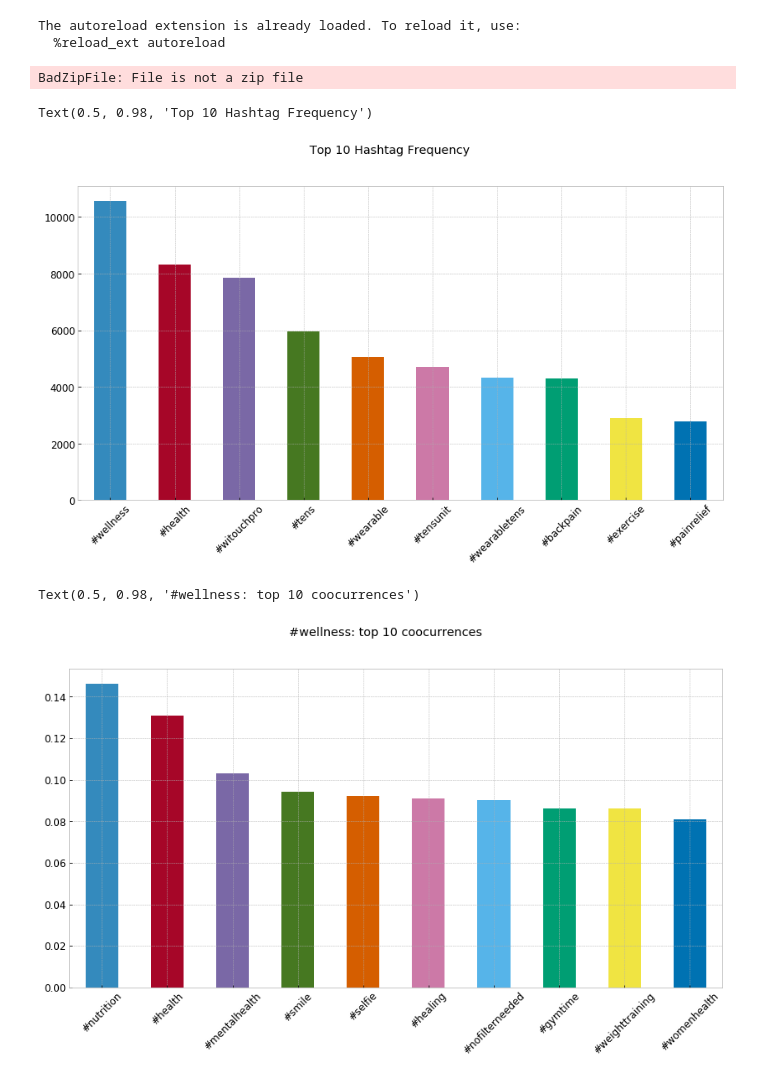
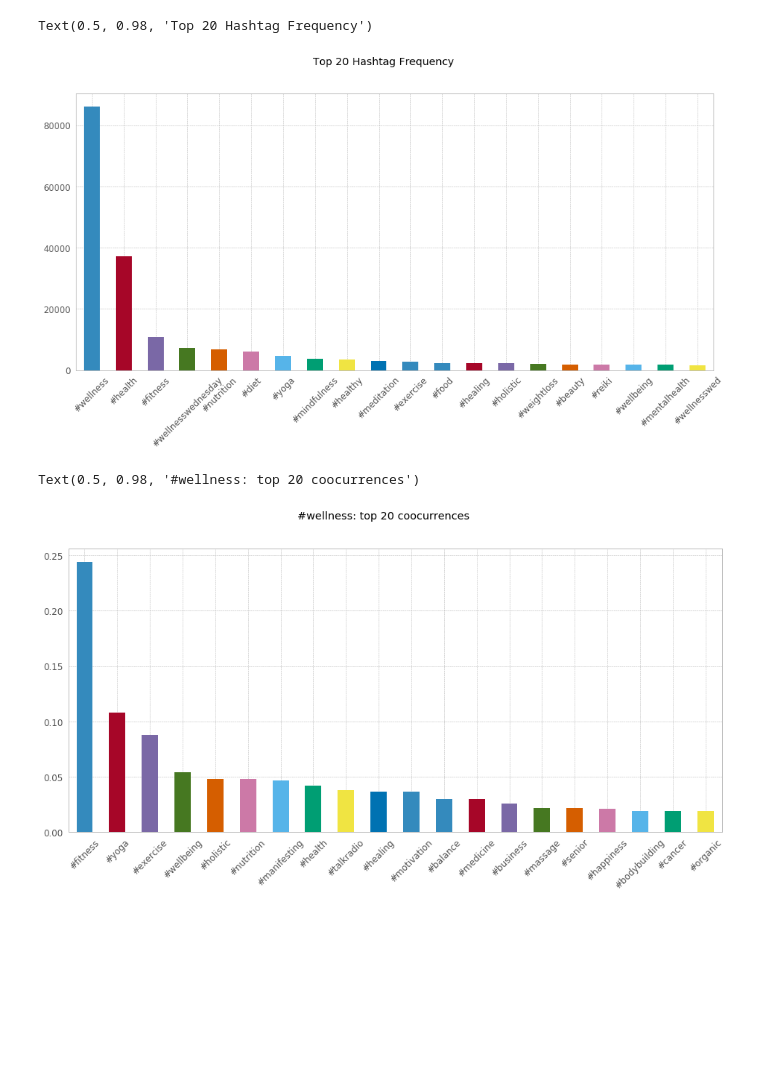
Before and after one commit to samiroid/coEgoNets, a Jupyter notebook: notebooks/main.ipynb, the cells around one changed output. Drawn from its saved outputs; the diff is of its cells as text; code cells hidden in the pictures; blank space fills up the shorter version.

```diff
--- a/notebooks/main.ipynb
+++ b/notebooks/main.ipynb
@@ -5,17 +27,6 @@ ls DATA/pkl
 # %%
-import pandas as pd
-import pickle
-import matplotlib as mpl
-import matplotlib.pyplot as plt
-import random
-import itertools
-from IPython.core.display import HTML
 STYLE='bmh'
 plt.style.use(STYLE)
-%load_ext autoreload
-%autoreload 2
-%matplotlib inline
-
 font = {'family' : 'normal',
         'size'   : 12}
 mpl.rc('font', **font)
@@ -26,7 +37,3 @@ mpl.rc('axes',facecolor="white",labelsize=12)
 # mpl.rc('text', usetex=True)
 PLOT_WIDTH  = 14
 PLOT_HEIGHT = 7
-colours = [x['color'] for x in list(plt.style.library[STYLE]['axes.prop_cycle'])]
-# %% [output]
-The autoreload extension is already loaded. To reload it, use:
-  %reload_ext autoreload
@@ -47,24 +40,24 @@ def get_coos(C, words):
-# %%
-DATA_PATH="DATA/pkl/wellness_all.zip"
-K=10
-target_word = "#wellness"
-C = pd.read_pickle(DATA_PATH)
-C
-# %% [output]
-BadZipFile: File is not a zip file
+# %%
+#Load Data
+DATA_PATH="../DATA/pkl/wellness_all.gz"
+C = cnets.getDF(path=DATA_PATH)
 # %%
-oc = top_k(C, K)
+#top K occurrences
+K=20
+oc = nb.top_k(C, K)
 f,ax = plt.subplots(1,1,figsize=(PLOT_WIDTH,PLOT_HEIGHT),sharey=True)
 oc.plot(ax=ax,kind="bar", rot=45)
 f.suptitle("Top {} Hashtag Frequency".format(K))
 # %% [output]
-Text(0.5, 0.98, 'Top 10 Hashtag Frequency')
+Text(0.5, 0.98, 'Top 20 Hashtag Frequency')
-[figure, old version]
+[figure, new version]
 # %%
-cooc = top_k_cooc(C,target_word,K, True)
+#top K co-occurrences
+target_word = "#wellness"
+cooc = nb.top_k_cooc(C,target_word,K, True)
 f,ax = plt.subplots(1,1,figsize=(PLOT_WIDTH,PLOT_HEIGHT),sharey=True)
 cooc.plot(ax=ax,kind="bar", rot=45)
 f.suptitle("{}: top {} coocurrences".format(target_word, K))
 # %% [output]
-Text(0.5, 0.98, '#wellness: top 10 coocurrences')
+Text(0.5, 0.98, '#wellness: top 20 coocurrences')
-[figure, old version]
+[figure, new version]
```
Also changed, not shown: parts of 10 cells of this notebook, 4 other files.
